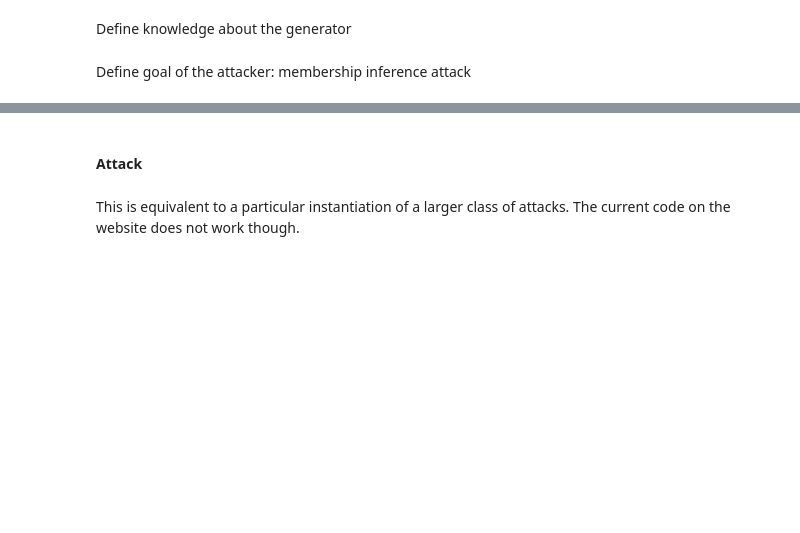
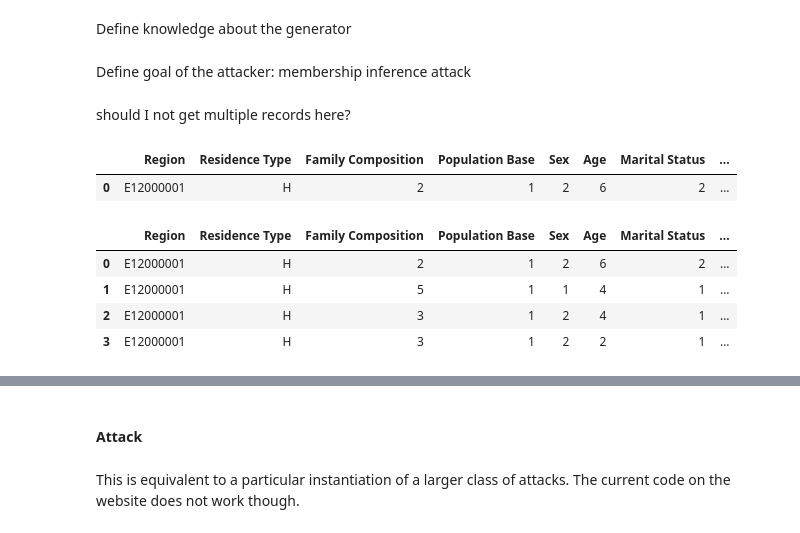
Before and after one commit to private-synthetic-data-social-sciences/explore-attacks, a Jupyter notebook: src/tapas.ipynb, the cells around one changed output, grey strips where cells are left out. Drawn from its saved outputs; the diff is of its cells as text; code cells hidden in the pictures; blank space fills up the shorter version.

```diff
--- a/src/tapas.ipynb
+++ b/src/tapas.ipynb
@@ -75,6 +89,8 @@ sdg_knowledge = tapas.threat_models.BlackBoxKnowledge(
 )
 # %% [markdown]
 Define goal of the attacker: membership inference attack
+# %%
+target_record_ids = [0, 1, 2, 3]
 # %%
 threat_model = tapas.threat_models.TargetedMIA(
    attacker_knowledge_data=data_knowledge,
@@ -83,3 +99,10 @@ threat_model = tapas.threat_models.TargetedMIA(
    generate_pairs=True, # see API. SOURCE?
    replace_target=True
 )
+# %% [markdown]
+should I not get multiple records here?
+# %%
+threat_model.target_record.data
+# %% [output]
+|  | Region | Residence Type | Family Composition | Population Base | Sex | Age | Marital Status | ... |
+| 0 | E12000001 | H | 2 | 1 | 2 | 6 | 2 | ... |
@@ -85,0 +116,8 @@ threat_model = tapas.threat_models.TargetedMIA(
+# %%
+data.data.iloc[target_record_ids]
+# %% [output]
+|  | Region | Residence Type | Family Composition | Population Base | Sex | Age | Marital Status | ... |
+| 0 | E12000001 | H | 2 | 1 | 2 | 6 | 2 | ... |
+| 1 | E12000001 | H | 5 | 1 | 1 | 4 | 1 | ... |
+| 2 | E12000001 | H | 3 | 1 | 2 | 4 | 1 | ... |
+| 3 | E12000001 | H | 3 | 1 | 2 | 2 | 1 | ... |
```
Also changed, not shown: parts of 21 cells of this notebook, 1 other file.
